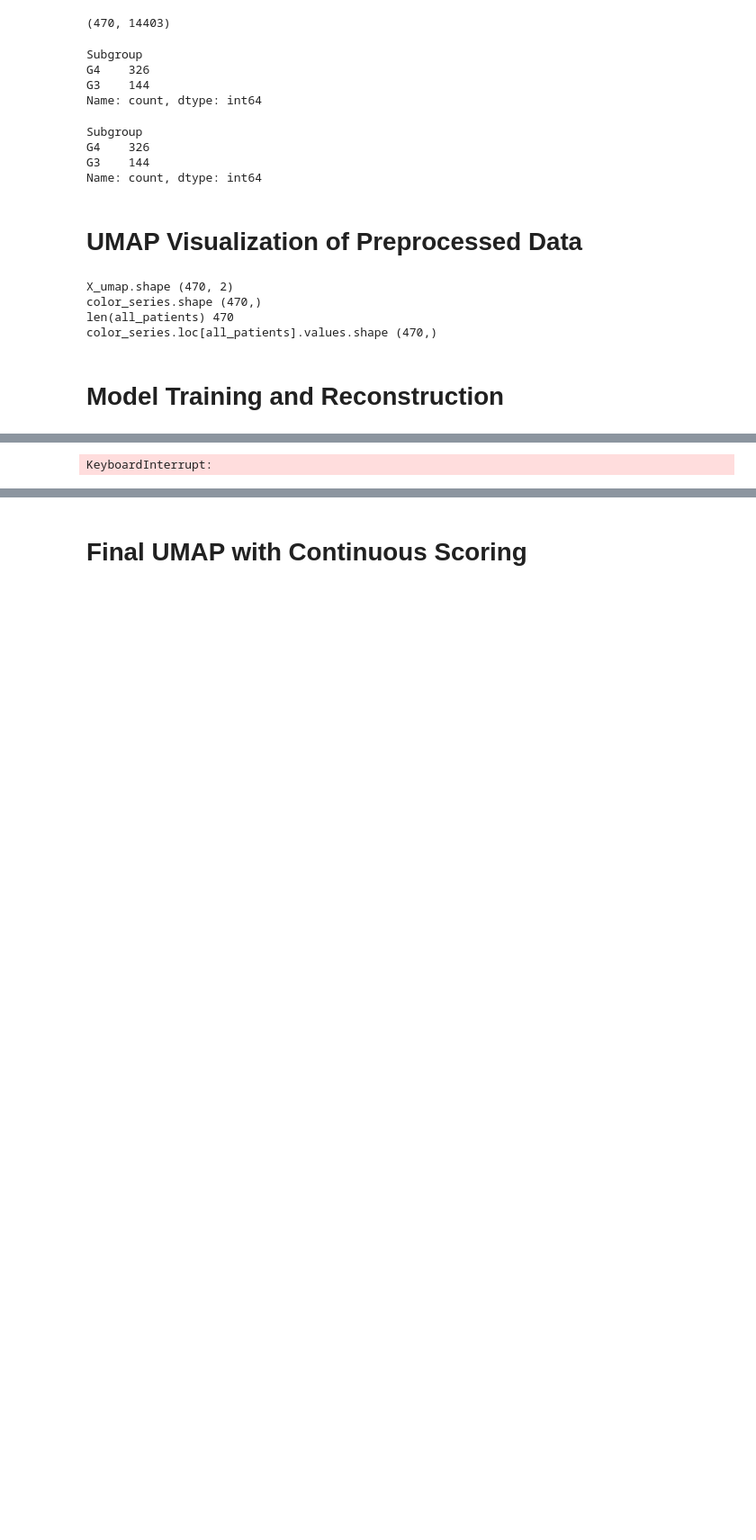
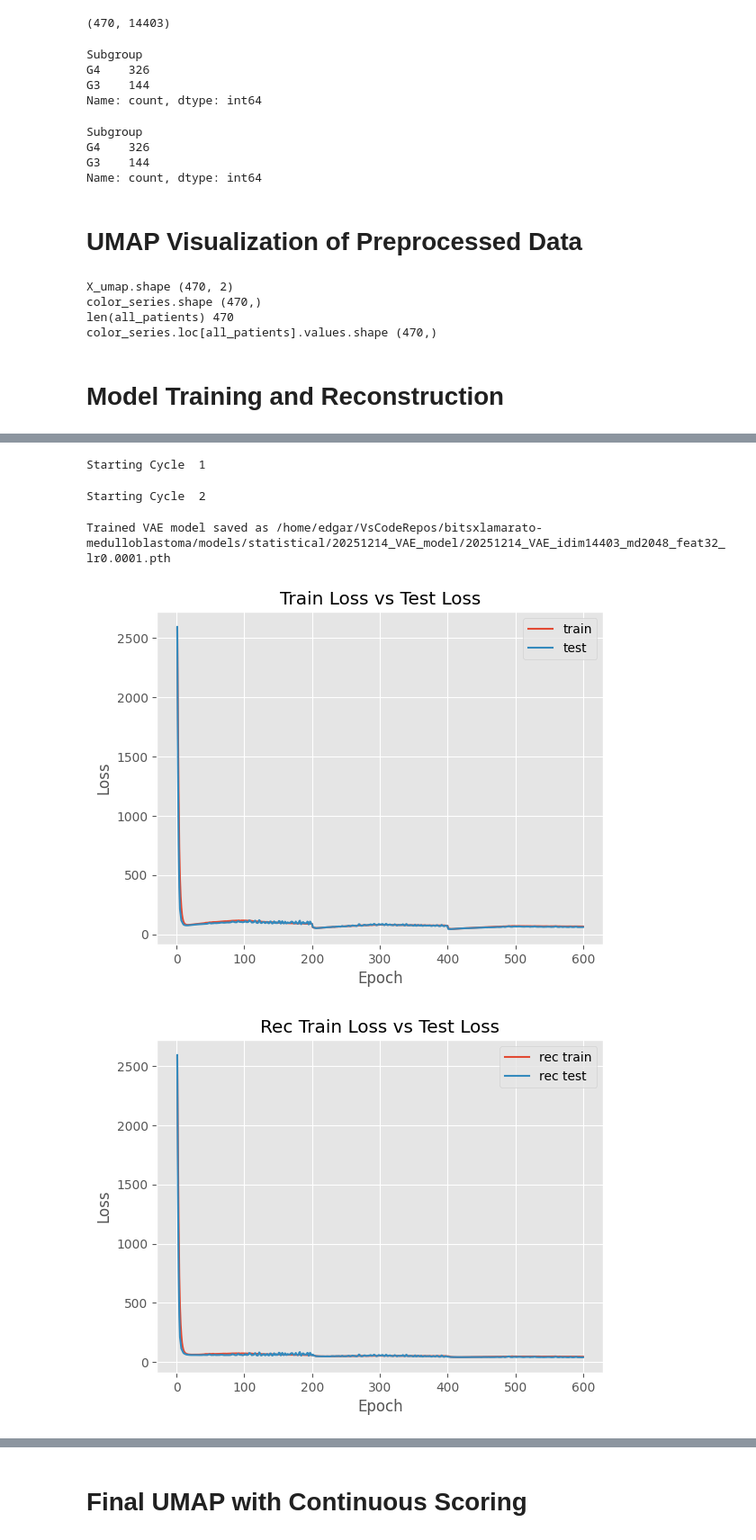
Before and after one commit to Nordest27/bitsxlamarato-medulloblastoma, a Jupyter notebook: notebooks/medulloblastoma-analysis.ipynb, the cells around one changed output, grey strips where cells are left out. Shown at 90% size. Drawn from its saved outputs; the diff is of its cells as text; code cells hidden in the pictures; blank space fills up the shorter version.

```diff
--- a/notebooks/medulloblastoma-analysis.ipynb
+++ b/notebooks/medulloblastoma-analysis.ipynb
@@ -188,9 +203,9 @@ save_model_path =os.path.join(MODELS_DIR, f'{PREPRO_TYPE}/{today}_VAE_model')
 os.makedirs(save_model_path, exist_ok=True)
 
 name=f'retraining_md{mid_dim}_f{features}_lr{lr}'
-for lr in [1e-3, 1e-4, 1e-5]:
-    for mid_dim in [256, 512, 1024, 2048, 4096]:
-        for features in [8, 16, 32]:
+for lr in [1e-4]: # [1e-3, 1e-4, 1e-5]:
+    for mid_dim in [2048]: #[256, 512, 1024, 2048, 4096]:
+        for features in [32]: #[8, 16, 32]:
             save_path = os.path.join(MODELS_DIR, f'{PREPRO_TYPE}/{today}_VAE_retraining_md{mid_dim}_f{features}_lr{lr}')
             os.makedirs(save_path, exist_ok=True)
 
@@ -266,4 +281,8 @@ lr =     0.001
 num_patients =   470
 num_classes =    4
 Starting Cycle  0
-KeyboardInterrupt:
+Starting Cycle  1
+Starting Cycle  2
+Trained VAE model saved as /home/edgar/VsCodeRepos/bitsxlamarato-medulloblastoma/models/statistical/20251214_VAE_model/20251214_VAE_idim14403_md2048_feat32_lr0.0001.pth
+[figure, added]
+[figure, added]
```
Also changed, not shown: parts of 11 cells of this notebook.
